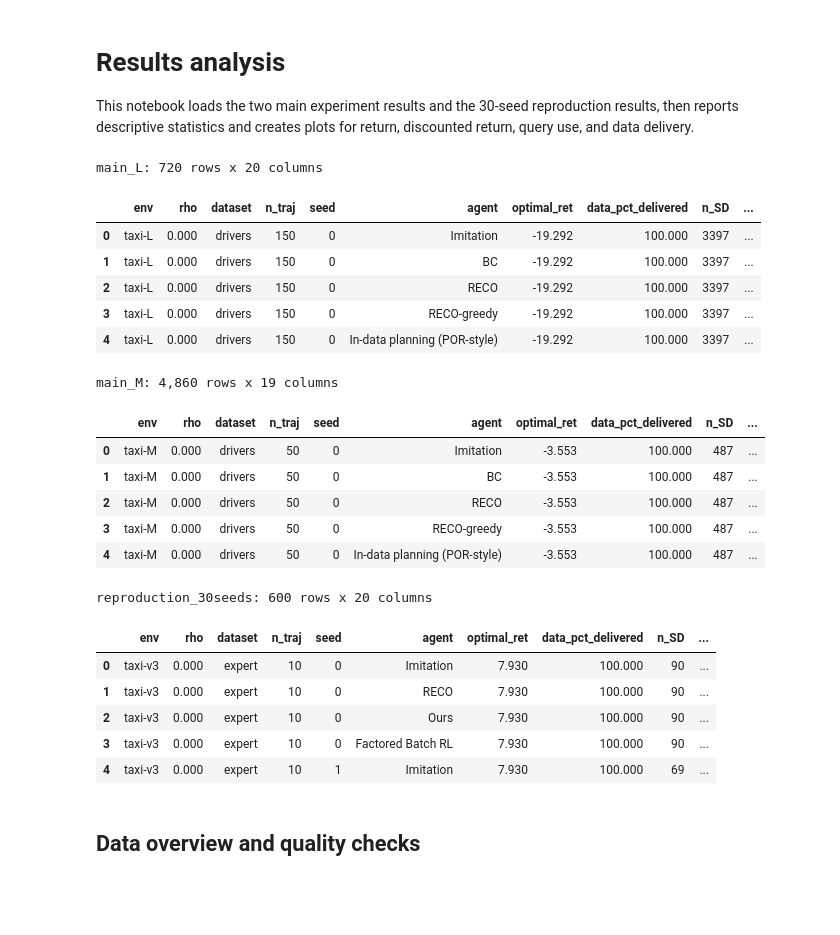
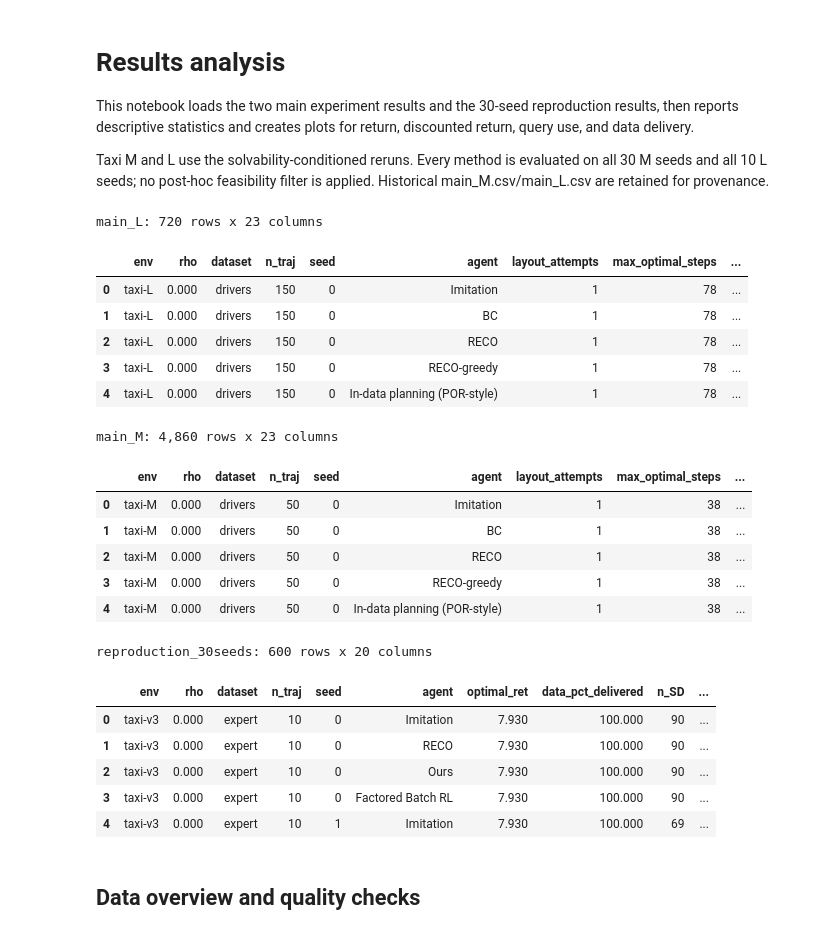
Before and after one commit to wojo501/research_topics_data_mining_tue_2026, a Jupyter notebook: research_project/results/results_analysis.ipynb, the cells around one changed output. Drawn from its saved outputs; the diff is of its cells as text; code cells hidden in the pictures; blank space fills up the shorter version.

```diff
--- a/research_project/results/results_analysis.ipynb
+++ b/research_project/results/results_analysis.ipynb
@@ -2,46 +2,48 @@
 # Results analysis
 
 This notebook loads the two main experiment results and the 30-seed reproduction results, then reports descriptive statistics and creates plots for return, discounted return, query use, and data delivery.
+
+Taxi M and L use the solvability-conditioned reruns. Every method is evaluated on all 30 M seeds and all 10 L seeds; no post-hoc feasibility filter is applied. Historical main_M.csv/main_L.csv are retained for provenance.
 # %%
 from pathlib import Path
 
 import matplotlib.pyplot as plt
 import pandas as pd
 
 plt.style.use("seaborn-v0_8-whitegrid")
 pd.set_option("display.max_columns", 30)
 pd.set_option("display.float_format", "{:.3f}".format)
 
 # The CSV files are stored next to this notebook.
 results_dir = Path.cwd()
-if not (results_dir / "main_L.csv").exists():
+if not (results_dir / "main_L_solvable.csv").exists():
     results_dir = Path.cwd().parent / "results"
 
 file_paths = {
-    "main_L": results_dir / "main_L.csv",
-    "main_M": results_dir / "main_M.csv",
+    "main_L": results_dir / "main_L_solvable.csv",
+    "main_M": results_dir / "main_M_solvable.csv",
     "reproduction_30seeds": results_dir / "reproduction_30seeds.csv",
 }
 
 results = {name: pd.read_csv(path) for name, path in file_paths.items()}
 for name, frame in results.items():
     print(f"{name}: {frame.shape[0]:,} rows x {frame.shape[1]} columns")
     display(frame.head())
 # %% [output]
-main_L: 720 rows x 20 columns
+main_L: 720 rows x 23 columns
-|  | env | rho | dataset | n_traj | seed | agent | optimal_ret | data_pct_delivered | n_SD | ... |
-| 0 | taxi-L | 0.000 | drivers | 150 | 0 | Imitation | -19.292 | 100.000 | 3397 | ... |
-| 1 | taxi-L | 0.000 | drivers | 150 | 0 | BC | -19.292 | 100.000 | 3397 | ... |
-| 2 | taxi-L | 0.000 | drivers | 150 | 0 | RECO | -19.292 | 100.000 | 3397 | ... |
-| 3 | taxi-L | 0.000 | drivers | 150 | 0 | RECO-greedy | -19.292 | 100.000 | 3397 | ... |
-| 4 | taxi-L | 0.000 | drivers | 150 | 0 | In-data planning (POR-style) | -19.292 | 100.000 | 3397 | ... |
+|  | env | rho | dataset | n_traj | seed | agent | layout_attempts | max_optimal_steps | ... |
+| 0 | taxi-L | 0.000 | drivers | 150 | 0 | Imitation | 1 | 78 | ... |
+| 1 | taxi-L | 0.000 | drivers | 150 | 0 | BC | 1 | 78 | ... |
+| 2 | taxi-L | 0.000 | drivers | 150 | 0 | RECO | 1 | 78 | ... |
+| 3 | taxi-L | 0.000 | drivers | 150 | 0 | RECO-greedy | 1 | 78 | ... |
+| 4 | taxi-L | 0.000 | drivers | 150 | 0 | In-data planning (POR-style) | 1 | 78 | ... |
-main_M: 4,860 rows x 19 columns
+main_M: 4,860 rows x 23 columns
-|  | env | rho | dataset | n_traj | seed | agent | optimal_ret | data_pct_delivered | n_SD | ... |
-| 0 | taxi-M | 0.000 | drivers | 50 | 0 | Imitation | -3.553 | 100.000 | 487 | ... |
-| 1 | taxi-M | 0.000 | drivers | 50 | 0 | BC | -3.553 | 100.000 | 487 | ... |
-| 2 | taxi-M | 0.000 | drivers | 50 | 0 | RECO | -3.553 | 100.000 | 487 | ... |
-| 3 | taxi-M | 0.000 | drivers | 50 | 0 | RECO-greedy | -3.553 | 100.000 | 487 | ... |
-| 4 | taxi-M | 0.000 | drivers | 50 | 0 | In-data planning (POR-style) | -3.553 | 100.000 | 487 | ... |
+|  | env | rho | dataset | n_traj | seed | agent | layout_attempts | max_optimal_steps | ... |
+| 0 | taxi-M | 0.000 | drivers | 50 | 0 | Imitation | 1 | 38 | ... |
+| 1 | taxi-M | 0.000 | drivers | 50 | 0 | BC | 1 | 38 | ... |
+| 2 | taxi-M | 0.000 | drivers | 50 | 0 | RECO | 1 | 38 | ... |
+| 3 | taxi-M | 0.000 | drivers | 50 | 0 | RECO-greedy | 1 | 38 | ... |
+| 4 | taxi-M | 0.000 | drivers | 50 | 0 | In-data planning (POR-style) | 1 | 38 | ... |
 reproduction_30seeds: 600 rows x 20 columns
 |  | env | rho | dataset | n_traj | seed | agent | optimal_ret | data_pct_delivered | n_SD | ... |
 | 0 | taxi-v3 | 0.000 | expert | 10 | 0 | Imitation | 7.930 | 100.000 | 90 | ... |
```
Also changed, not shown: parts of 5 cells of this notebook, 23 other files.
